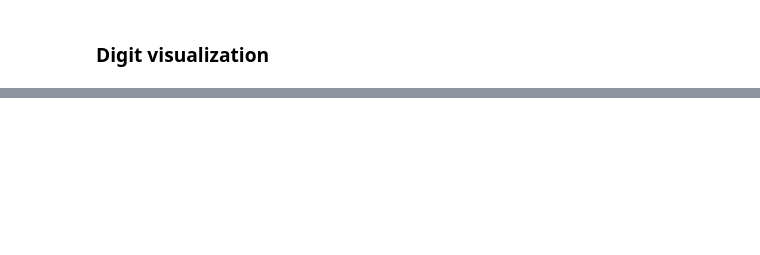
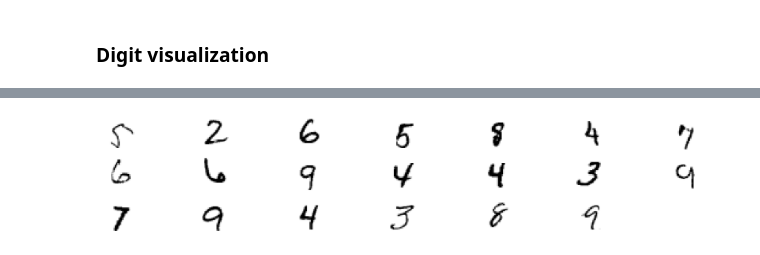
Before and after one commit to ArthMx/MNIST, a Jupyter notebook: MNIST.ipynb, the cells around one changed output, grey strips where cells are left out. Cells and saved outputs as stored; diff of their text form; code cells hidden in the pictures; blank space fills up the shorter version.

```diff
--- a/MNIST.ipynb
+++ b/MNIST.ipynb
@@ -26,0 +167,6 @@ ax.axis('off');
+# %%
+digits = X.sample(20)
+shape = (3, 7)
+multidigits_plot(digits, shape=shape, size=20)
+# %% [output]
+[figure, added]
```
Also changed, not shown: parts of 14 cells of this notebook.
